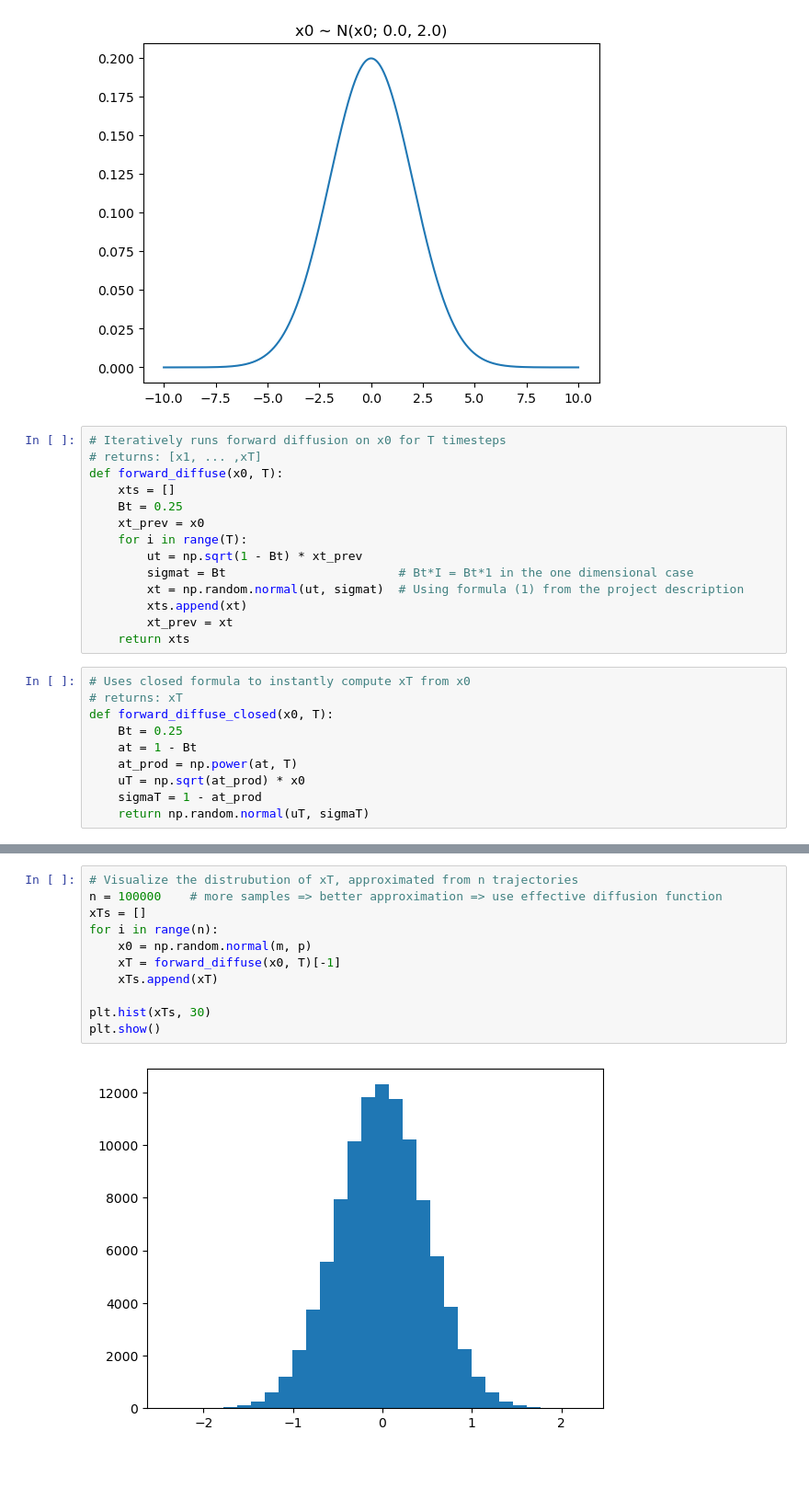
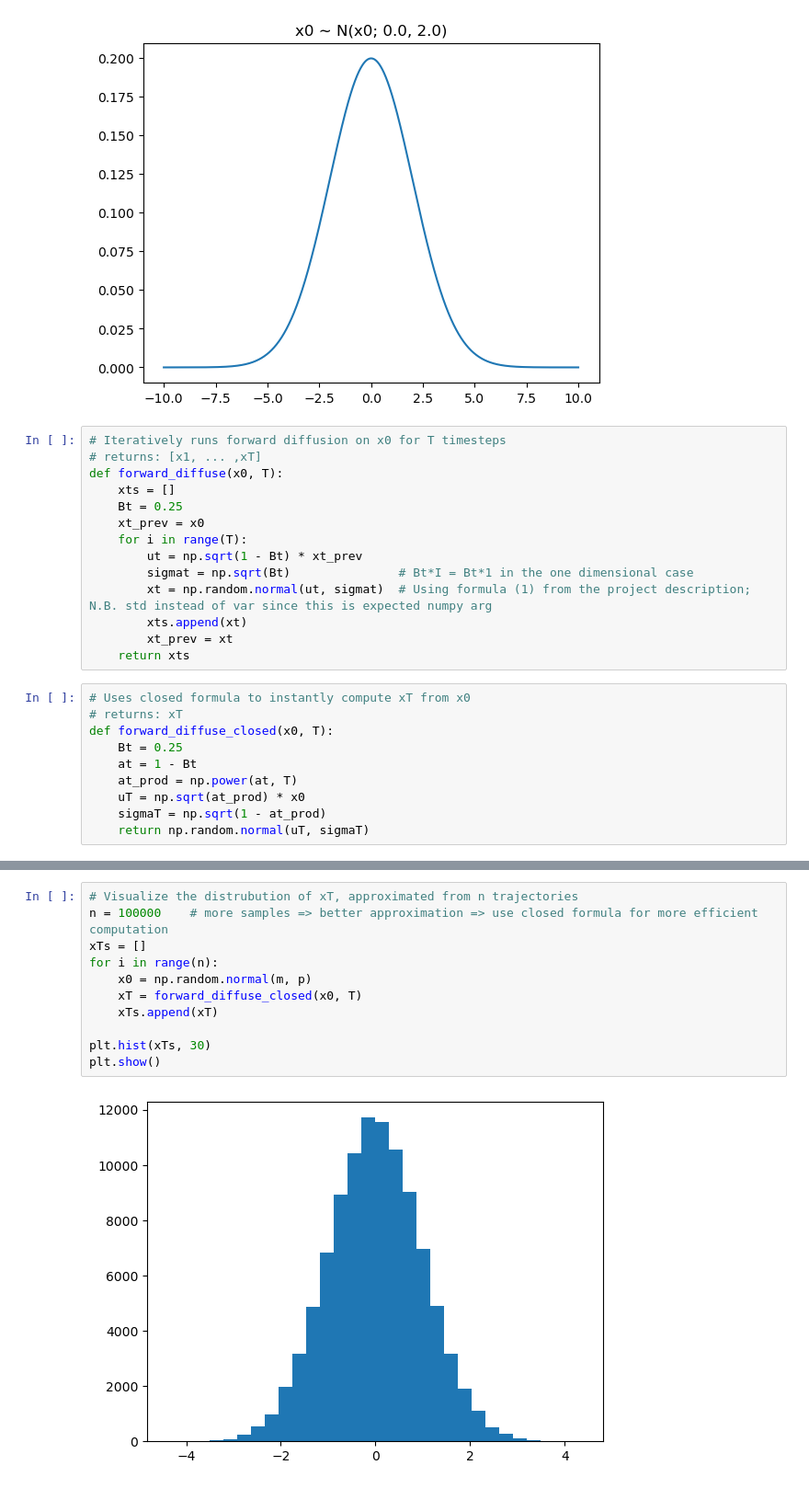
Before and after one commit to ZyzzGit/diffusion, a Jupyter notebook: DiffusionModels.ipynb, the cells around one changed output, grey strips where cells are left out. Shown at 92% size. Drawn from its saved outputs; the diff is of its cells as text.

Commit message:
Fix error in diffusion formulas

```diff
--- a/DiffusionModels.ipynb
+++ b/DiffusionModels.ipynb
@@ -40,8 +40,8 @@ def forward_diffuse(x0, T):
     xt_prev = x0
     for i in range(T):
         ut = np.sqrt(1 - Bt) * xt_prev
-        sigmat = Bt                        # Bt*I = Bt*1 in the one dimensional case
-        xt = np.random.normal(ut, sigmat)  # Using formula (1) from the project description
+        sigmat = np.sqrt(Bt)               # Bt*I = Bt*1 in the one dimensional case
+        xt = np.random.normal(ut, sigmat)  # Using formula (1) from the project description; N.B. std instead of var since this is expected numpy arg
         xts.append(xt)
         xt_prev = xt
     return xts
@@ -53,7 +53,7 @@ def forward_diffuse_closed(x0, T):
     at = 1 - Bt
     at_prod = np.power(at, T)
     uT = np.sqrt(at_prod) * x0
-    sigmaT = 1 - at_prod
+    sigmaT = np.sqrt(1 - at_prod)
     return np.random.normal(uT, sigmaT)
 # %%
 # Visualizing a few forward trajectories
@@ -74,13 +74,13 @@ plt.show()
 # %%
 # Visualize the distrubution of xT, approximated from n trajectories
-n = 100000    # more samples => better approximation => use effective diffusion function
+n = 100000    # more samples => better approximation => use closed formula for more efficient computation
 xTs = []
 for i in range(n):
     x0 = np.random.normal(m, p)
-    xT = forward_diffuse(x0, T)[-1]
+    xT = forward_diffuse_closed(x0, T)
     xTs.append(xT)
 
 plt.hist(xTs, 30)
 plt.show()
 # %% [output]
-[figure, old version]
+[figure, new version]
```
Also changed, not shown: parts of 2 cells of this notebook.
